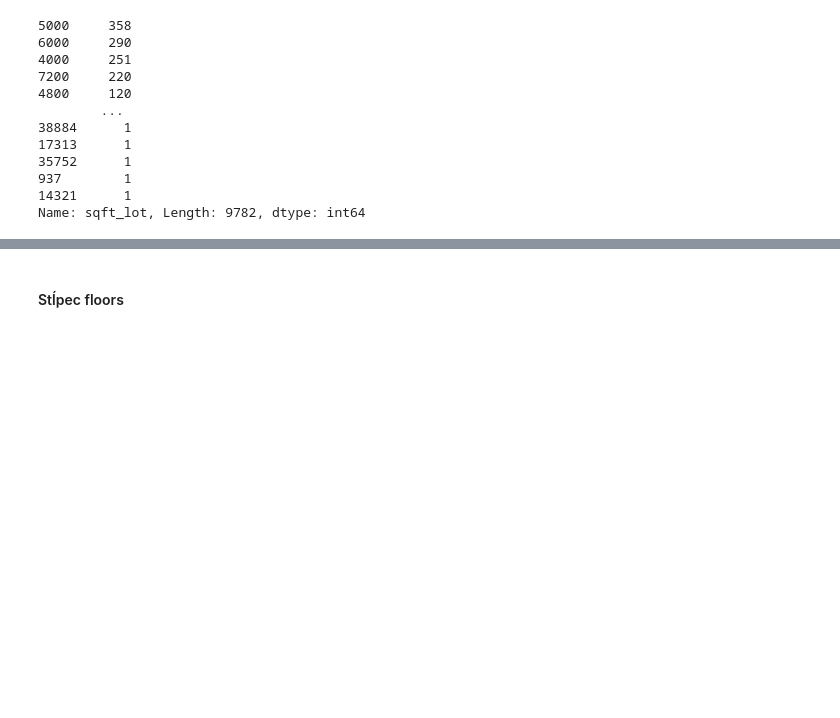
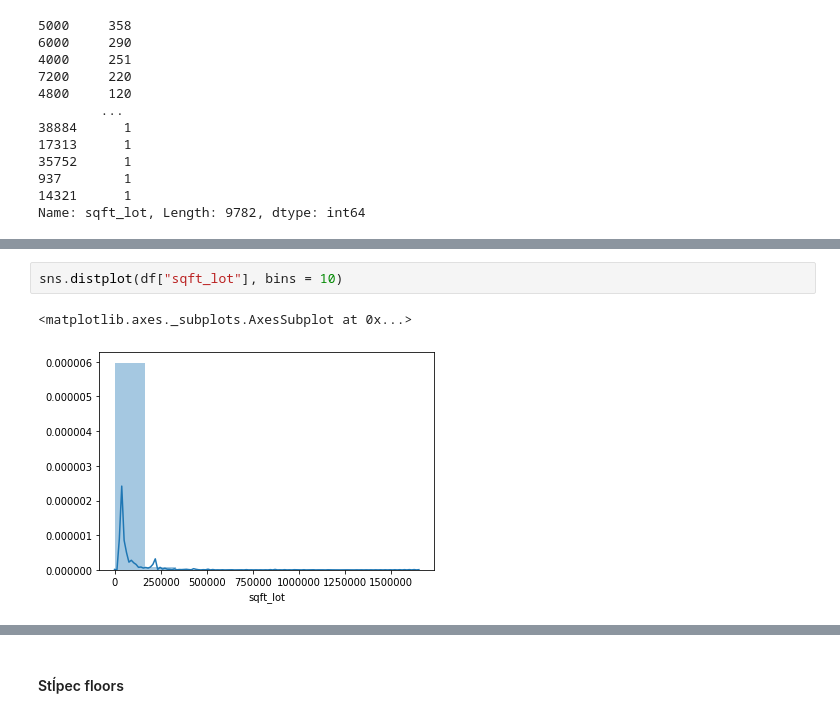
Before and after one commit to mirec3009/oznal_project, a Jupyter notebook: Explorativna_analyza.ipynb, the cells around one changed output, grey strips where cells are left out. Saved outputs shown, nothing was run; the diff lists cells and outputs as text; blank space fills up the shorter version.

```diff
--- a/Explorativna_analyza.ipynb
+++ b/Explorativna_analyza.ipynb
@@ -389,0 +411,5 @@ Name: sqft_lot, Length: 9782, dtype: int64
+# %%
+sns.distplot(df["sqft_lot"], bins = 10)
+# %% [output]
+<matplotlib.axes._subplots.AxesSubplot at 0x...>
+[figure, added]
```
Also changed, not shown: parts of 20 cells of this notebook.
